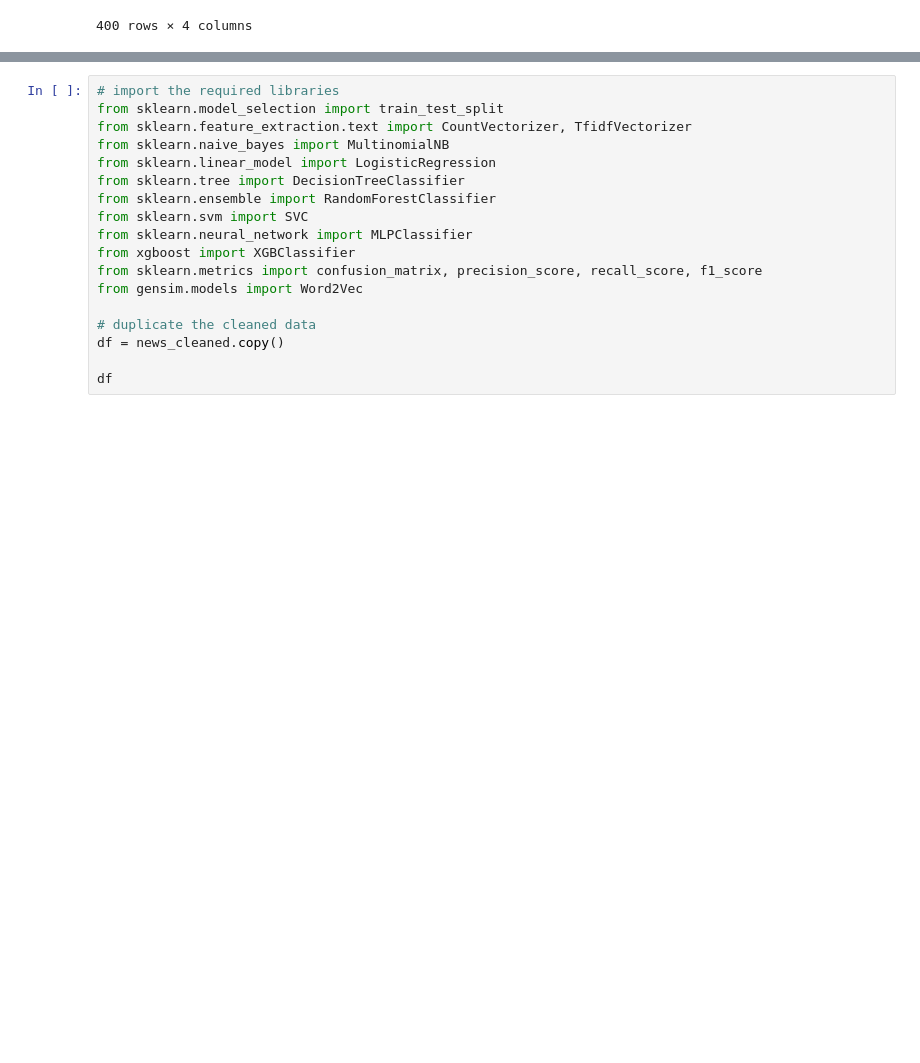
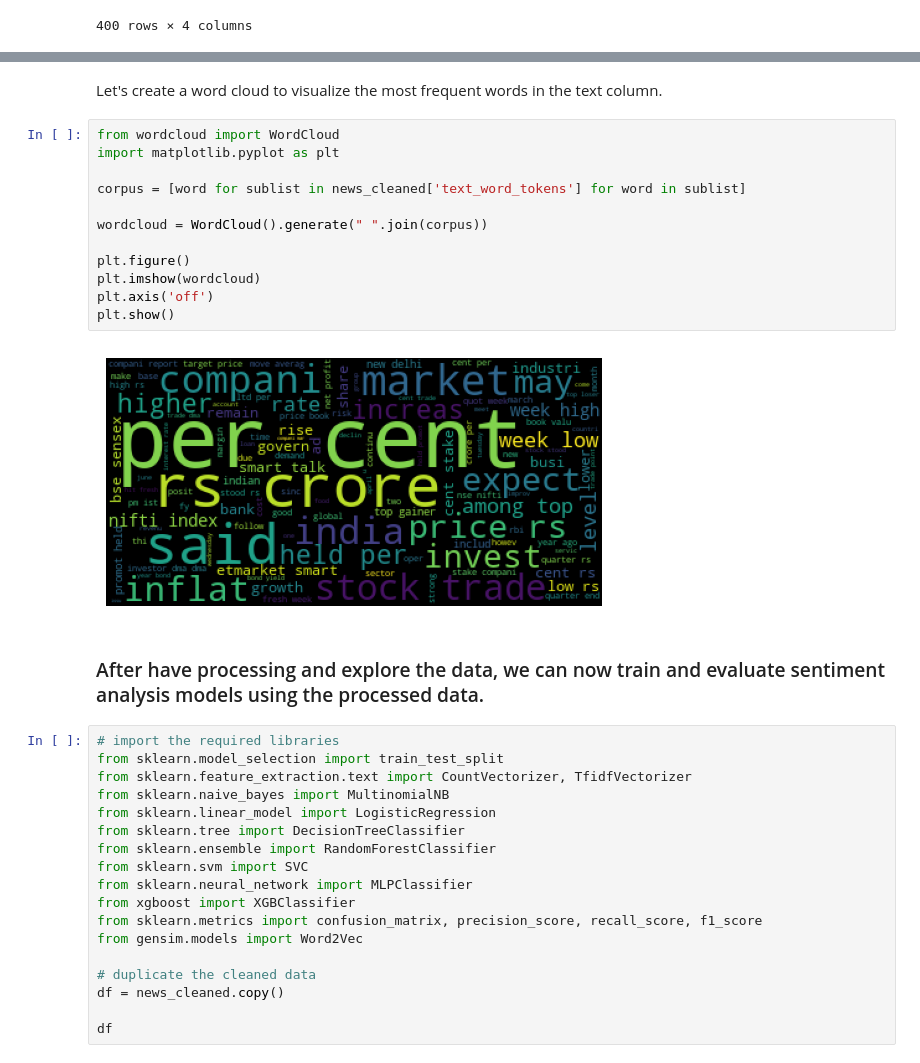
Before and after one commit to rnribeiro/NLP_FEUP, a Jupyter notebook: main.ipynb, the cells around one changed output, grey strips where cells are left out. Cells and saved outputs as stored; diff of their text form; blank space fills up the shorter version.

Commit message:
adding more analysis

```diff
--- a/main.ipynb
+++ b/main.ipynb
@@ -181,3 +236,21 @@ news_cleaned
+# %% [markdown]
+Let's create a word cloud to visualize the most frequent words in the text column.
+# %%
+from wordcloud import WordCloud
+import matplotlib.pyplot as plt
+
+corpus = [word for sublist in news_cleaned['text_word_tokens'] for word in sublist]
+
+wordcloud = WordCloud().generate(" ".join(corpus))
+
+plt.figure()
+plt.imshow(wordcloud)
+plt.axis('off')
+plt.show()
+# %% [output]
+[figure, added]
+# %% [markdown]
+### After have processing and explore the data, we can now train and evaluate sentiment analysis models using the processed data.
 # %%
 # import the required libraries
 from sklearn.model_selection import train_test_split
```
Also changed, not shown: parts of 23 cells of this notebook.
